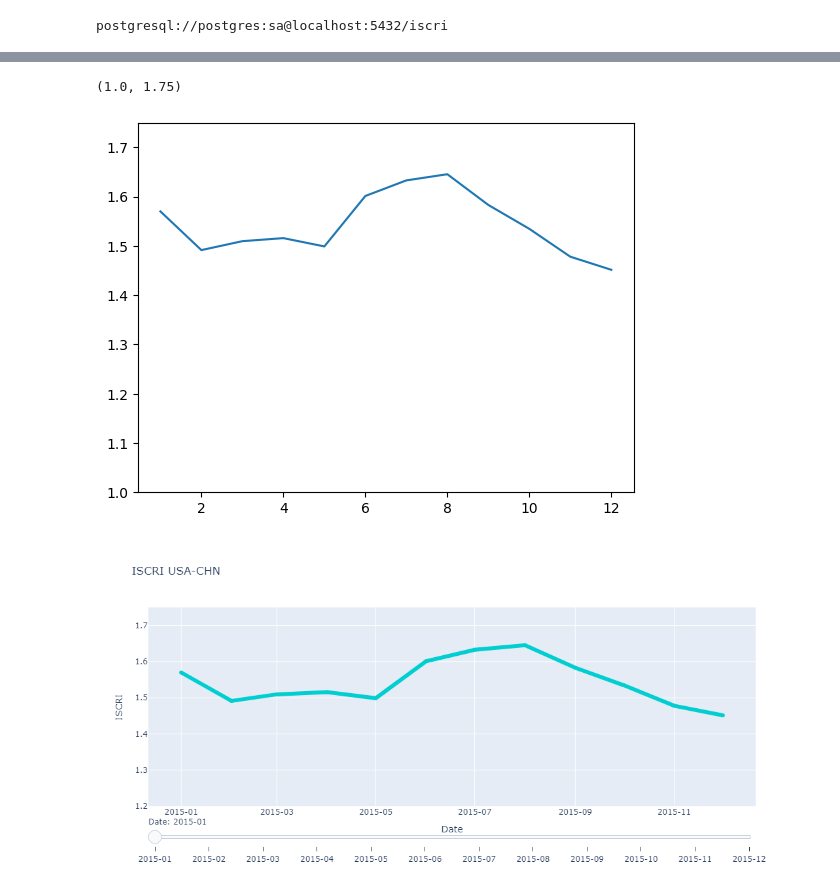
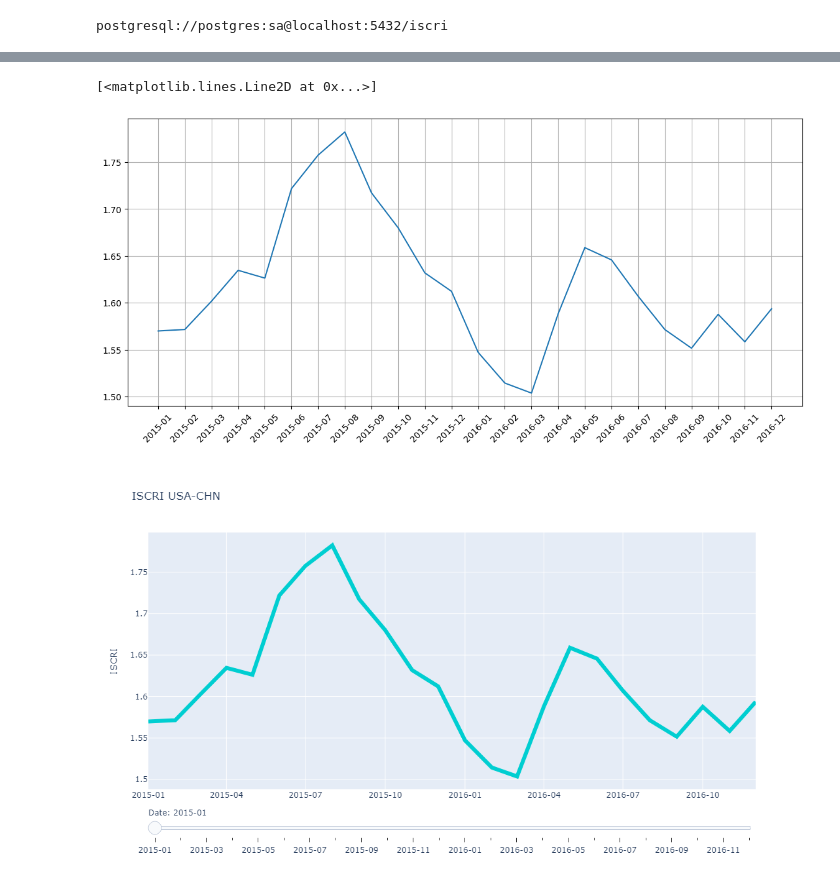
Before and after one commit to cyrilvincent/iscri, a Jupyter notebook: iscri_plot.ipynb, the cells around one changed output, grey strips where cells are left out. Cells and saved outputs as stored; diff of their text form; code cells hidden in the pictures.

Commit message:
plit iscri end

```diff
--- a/iscri_plot.ipynb
+++ b/iscri_plot.ipynb
@@ -65,7 +37,8 @@ service = JupyterService(context)
 postgresql://postgres:sa@localhost:5432/iscri
 # %%
 df = service.get_iscris_by_codes(actor1_code='USA', actor2_code='CHN')
-df["year_month"]=df.year.astype(str) + "-" + df.month.astype(str)
+#df["year_month"]=df.year.astype(str) + "-" + df.month.astype(str)
+df["year_month"]=df.apply(lambda row: f"{row.year}-{row.month:02d}", axis=1)
 df
 # %% [output]
 SELECT * FROM iscri WHERE actor1_code = 'USA' AND actor2_code = 'CHN' order by year, month
@@ -85,9 +62,12 @@ SELECT * FROM iscri WHERE actor1_code = 'USA' AND actor2_code = 'CHN' order by y
 # %%
-plt.plot(df.month, df.iscri)
-plt.ylim(1,1.75)
+plt.figure(figsize=(14,6))
+plt.xticks(rotation=45)
+plt.grid()
+plt.plot(df.year_month, df.iscri)
+# plt.ylim(1.4,1.8)
 # %% [output]
-(1.0, 1.75)
+[<matplotlib.lines.Line2D at 0x...>]
-[figure, old version]
+[figure, new version]
 # %%
 fig = go.Figure()
 
@@ -124,15 +104,15 @@ sliders = [dict(
 
 fig.update_layout(
     sliders=sliders,
-    height=500,
+    height=600,
     title="ISCRI USA-CHN",
     # xaxis_title="Date",
     yaxis_title="ISCRI",
     # legend_title="Legend",
     xaxis=dict(tickformat="%Y-%m")
 )
-fig.update_yaxes(range=[1.2, 1.75])
+#fig.update_yaxes(range=[1.4, 1.8])
 # fig.write_html("data/out.html")
 fig.show()
 # %% [output]
-[figure, old version]
+[figure, new version]
```
Also changed, not shown: parts of 2 cells of this notebook, 21 other files.
